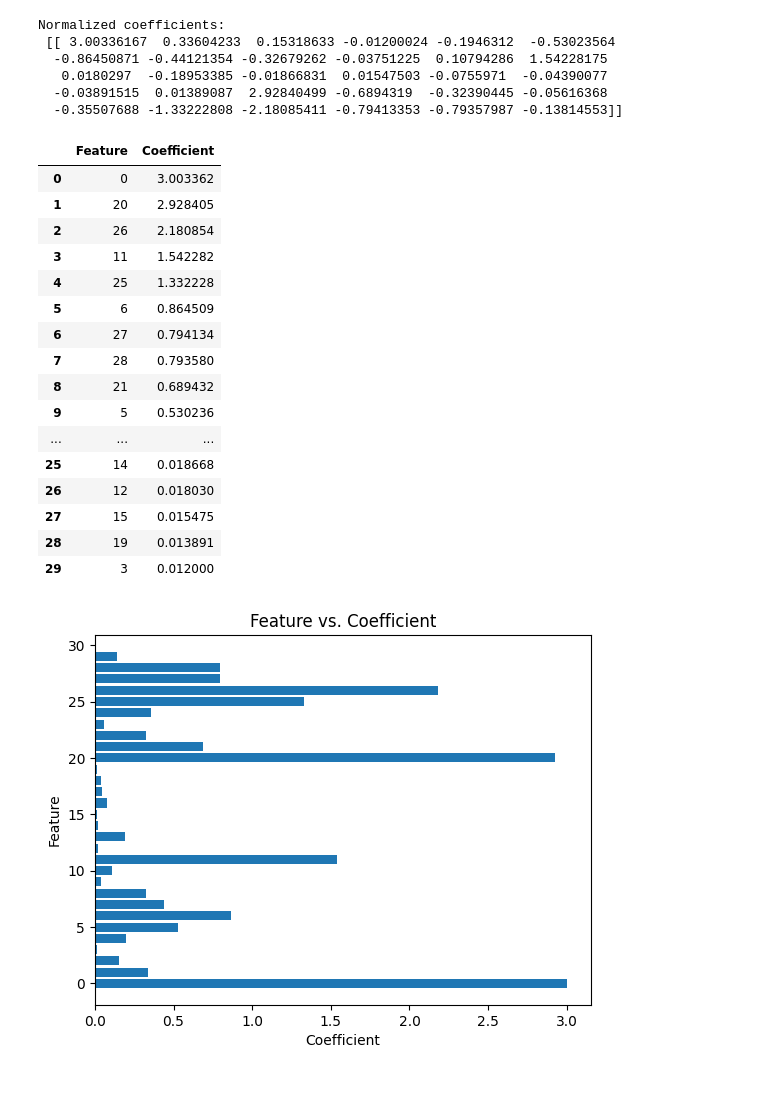
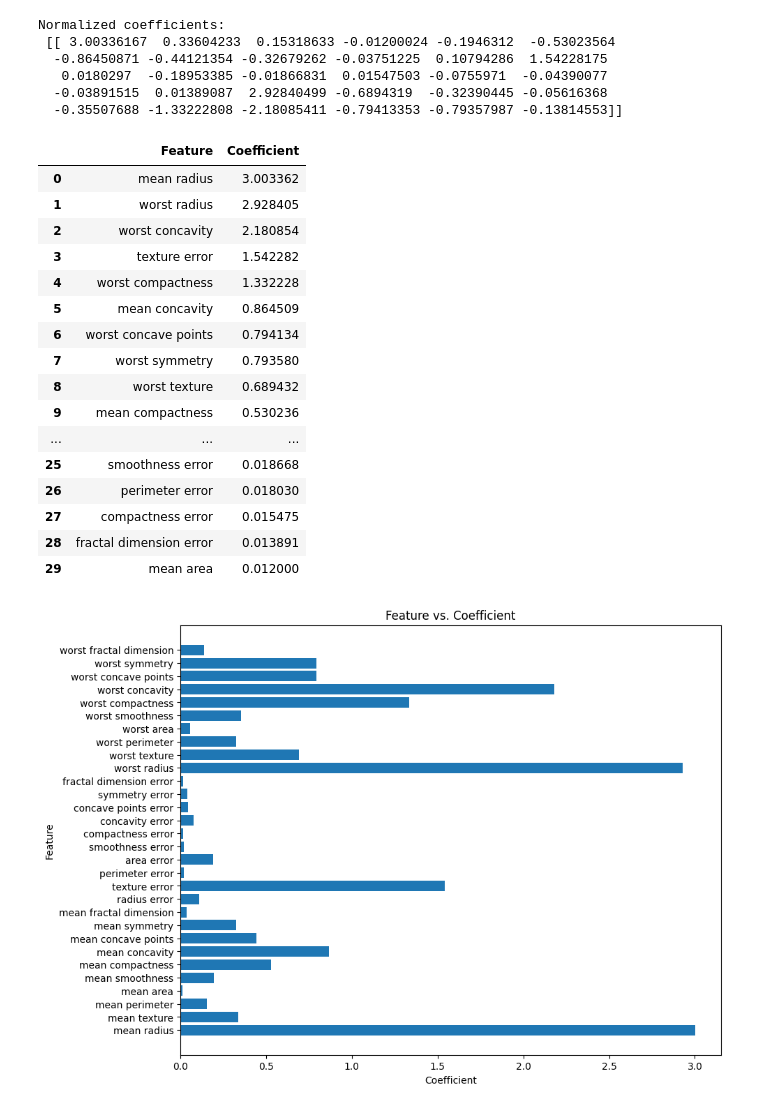
Before and after one commit to SmittyB00p/SmittyB00p, a Jupyter notebook: Copy_of_Student_MLE_MiniProject_Logistic_Regression.ipynb, the cells around one changed output. Cells and saved outputs as stored; diff of their text form; code cells hidden in the pictures.

Commit message:
Found the feature names to use instead of numbers...makes more sense now!

```diff
--- a/Copy_of_Student_MLE_MiniProject_Logistic_Regression.ipynb
+++ b/Copy_of_Student_MLE_MiniProject_Logistic_Regression.ipynb
@@ -66,6 +66,7 @@ cancer_data = load_breast_cancer()
 
 # feature matrix
 df = pd.DataFrame(cancer_data.data)
+df.columns = cancer_data.feature_names
 
 # target vector
 df['target'] = cancer_data.target
@@ -304,41 +308,41 @@ Normalized coefficients:
 # Sort feature names and coefficients by absolute value of coefficients
 absolute_coefs = abs(normalized_coefs)
 
-arr = np.arange(0,len(absolute_coefs[0]))
-zipped = list(zip(arr, absolute_coefs[0]))
+target_names = cancer_data.feature_names
+zipped = list(zip(target_names, absolute_coefs[0]))
 
 feature_coef_df = pd.DataFrame(zipped, columns=['Feature', 'Coefficient'])
-
-sorted_feature_coef_df = feature_coef_df.sort_values(by='Coefficient', ascending=False)
-sorted_feature_coef_df.index = arr
-
-sorted_feature_coef_df
+sorted_feature_df = feature_coef_df.sort_values(by='Coefficient', ascending=False)
+sorted_feature_df.index = np.arange(0, len(absolute_coefs[0]))
+sorted_feature_df
 # %% [output]
 |  | Feature | Coefficient |
-| 0 | 0 | 3.003362 |
-| 1 | 20 | 2.928405 |
-| 2 | 26 | 2.180854 |
-| 3 | 11 | 1.542282 |
-| 4 | 25 | 1.332228 |
-| 5 | 6 | 0.864509 |
-| 6 | 27 | 0.794134 |
-| 7 | 28 | 0.793580 |
-| 8 | 21 | 0.689432 |
-| 9 | 5 | 0.530236 |
+| 0 | mean radius | 3.003362 |
+| 1 | worst radius | 2.928405 |
+| 2 | worst concavity | 2.180854 |
+| 3 | texture error | 1.542282 |
+| 4 | worst compactness | 1.332228 |
+| 5 | mean concavity | 0.864509 |
+| 6 | worst concave points | 0.794134 |
+| 7 | worst symmetry | 0.793580 |
+| 8 | worst texture | 0.689432 |
+| 9 | mean compactness | 0.530236 |
 | ... | ... | ... |
-| 25 | 14 | 0.018668 |
-| 26 | 12 | 0.018030 |
-| 27 | 15 | 0.015475 |
-| 28 | 19 | 0.013891 |
-| 29 | 3 | 0.012000 |
+| 25 | smoothness error | 0.018668 |
+| 26 | perimeter error | 0.018030 |
+| 27 | compactness error | 0.015475 |
+| 28 | fractal dimension error | 0.013891 |
+| 29 | mean area | 0.012000 |
 # %%
 # Visualize feature importances
 feature = sorted_feature_coef_df['Feature']
 coef = sorted_feature_coef_df['Coefficient']
+plt.figure(figsize=(10,8))
 plt.barh(feature, coef)
 plt.xlabel('Coefficient')
 plt.ylabel('Feature')
 plt.title('Feature vs. Coefficient')
+plt.yticks(ticks=np.arange(0, len(absolute_coefs[0])), labels=cancer_data.feature_names)
 plt.show()
 # %% [output]
-[figure, old version]
+[figure, new version]
```
Also changed, not shown: parts of 14 cells of this notebook.
